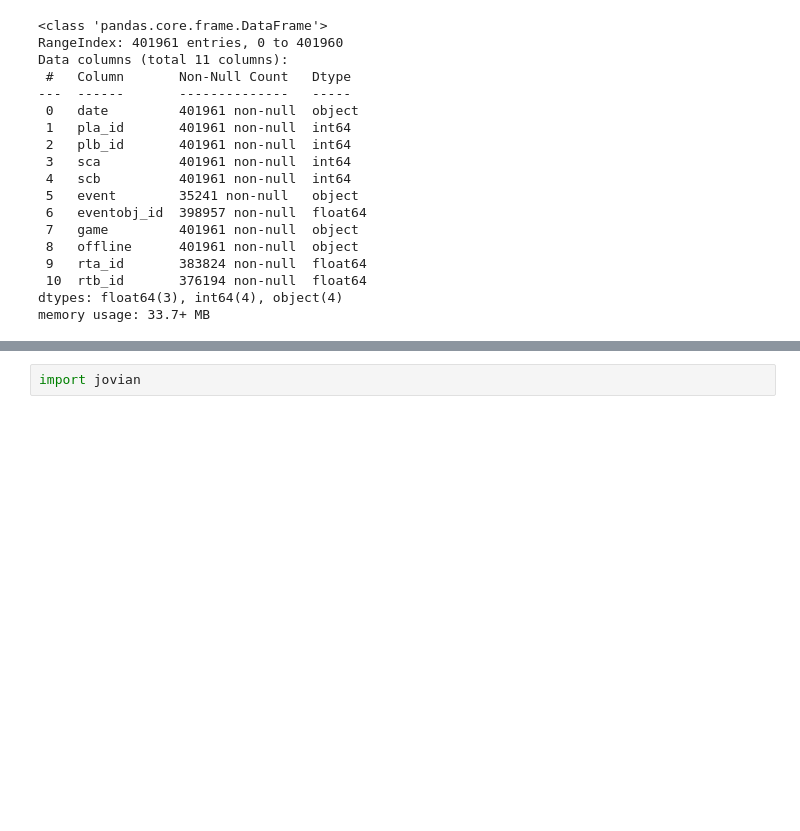
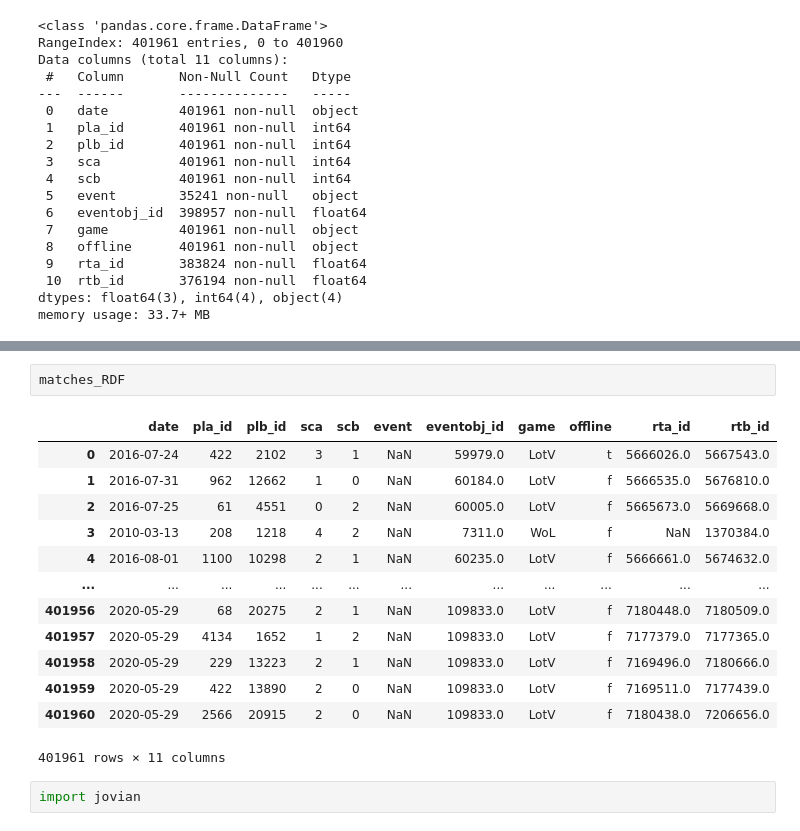
Before and after one commit to Zoibderg/GSL2022-S1-CodeS, a Jupyter notebook: gsl-season-one-code-s.ipynb, the cells around one changed output, grey strips where cells are left out. Drawn from its saved outputs; the diff is of its cells as text; blank space fills up the shorter version.

```diff
--- a/gsl-season-one-code-s.ipynb
+++ b/gsl-season-one-code-s.ipynb
@@ -163,3 +223,19 @@ memory usage: 2.6+ MB
+# %%
+matches_RDF
+# %% [output]
+|  | date | pla_id | plb_id | sca | scb | event | eventobj_id | game | offline | rta_id | rtb_id |
+| 0 | 2016-07-24 | 422 | 2102 | 3 | 1 | NaN | 59979.0 | LotV | t | 5666026.0 | 5667543.0 |
+| 1 | 2016-07-31 | 962 | 12662 | 1 | 0 | NaN | 60184.0 | LotV | f | 5666535.0 | 5676810.0 |
+| 2 | 2016-07-25 | 61 | 4551 | 0 | 2 | NaN | 60005.0 | LotV | f | 5665673.0 | 5669668.0 |
+| 3 | 2010-03-13 | 208 | 1218 | 4 | 2 | NaN | 7311.0 | WoL | f | NaN | 1370384.0 |
+| 4 | 2016-08-01 | 1100 | 10298 | 2 | 1 | NaN | 60235.0 | LotV | f | 5666661.0 | 5674632.0 |
+| ... | ... | ... | ... | ... | ... | ... | ... | ... | ... | ... | ... |
+| 401956 | 2020-05-29 | 68 | 20275 | 2 | 1 | NaN | 109833.0 | LotV | f | 7180448.0 | 7180509.0 |
+| 401957 | 2020-05-29 | 4134 | 1652 | 1 | 2 | NaN | 109833.0 | LotV | f | 7177379.0 | 7177365.0 |
+| 401958 | 2020-05-29 | 229 | 13223 | 2 | 1 | NaN | 109833.0 | LotV | f | 7169496.0 | 7180666.0 |
+| 401959 | 2020-05-29 | 422 | 13890 | 2 | 0 | NaN | 109833.0 | LotV | f | 7169511.0 | 7177439.0 |
+| 401960 | 2020-05-29 | 2566 | 20915 | 2 | 0 | NaN | 109833.0 | LotV | f | 7180438.0 | 7206656.0 |
+401961 rows × 11 columns
 # %%
 import jovian
 # %%
```
Also changed, not shown: parts of 10 cells of this notebook.
